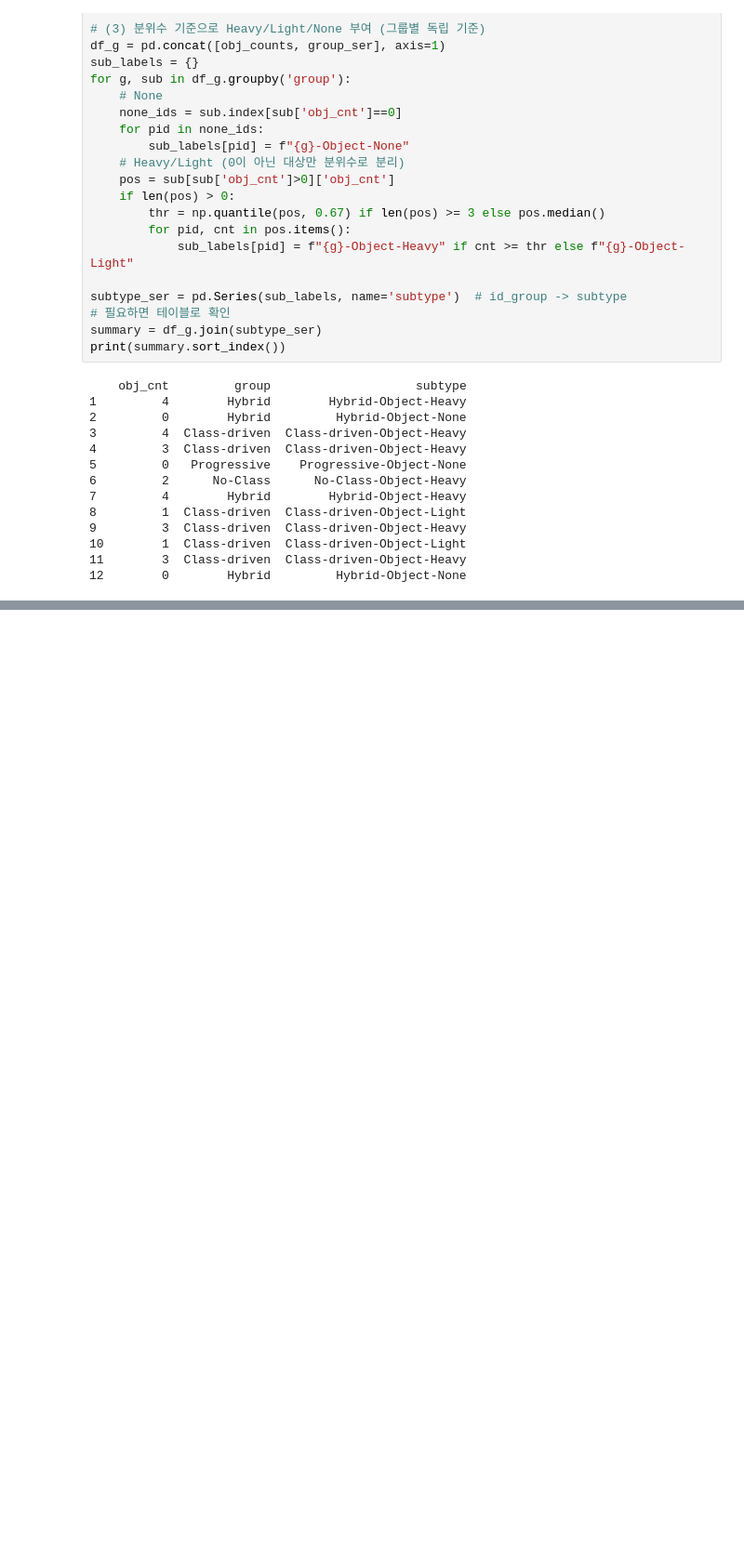
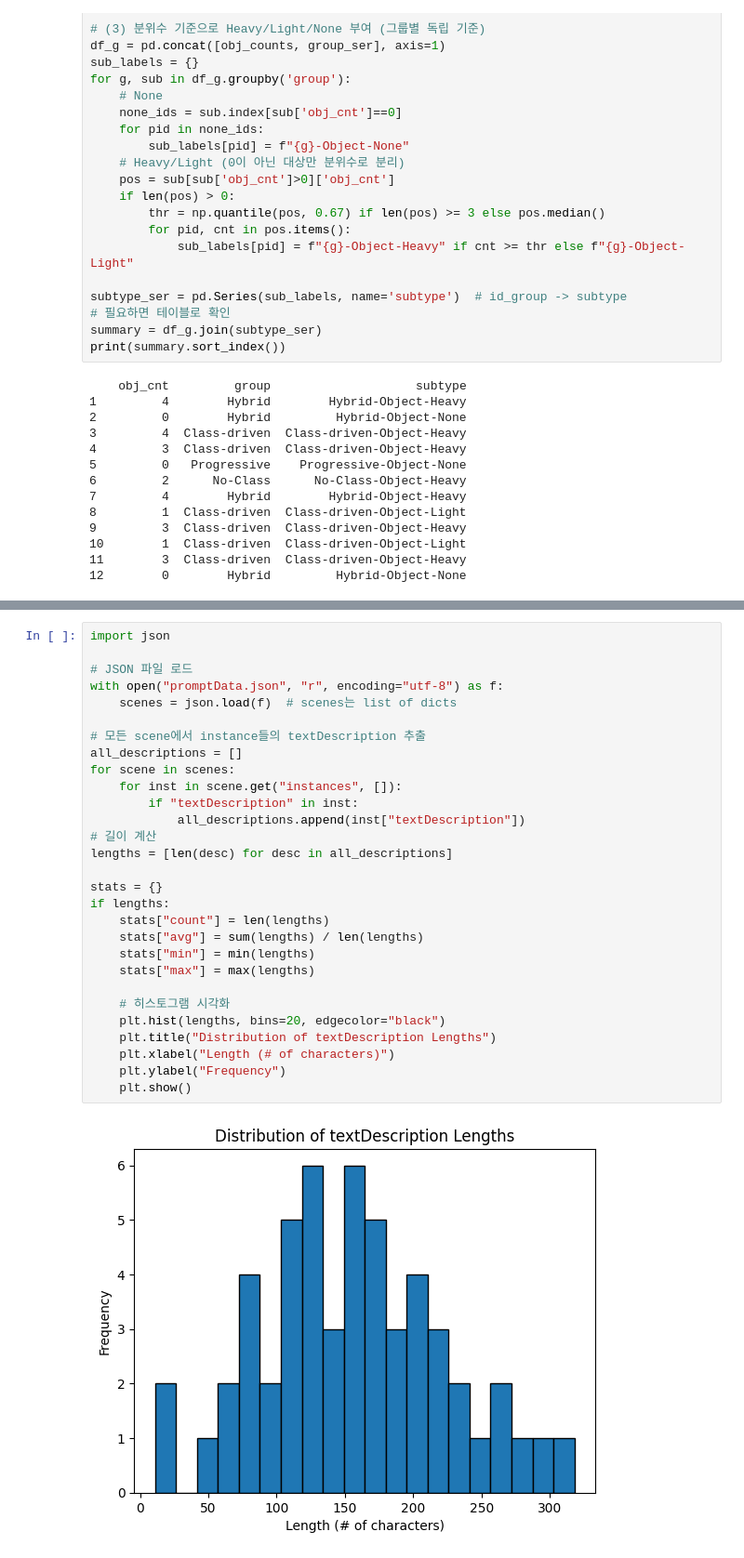
Before and after one commit to ZzeongB/OOPT_result, a Jupyter notebook: usage_pattern.ipynb, the cells around one changed output, grey strips where cells are left out. Shown at 93% size. Drawn from its saved outputs; the diff is of its cells as text; blank space fills up the shorter version.

```diff
--- a/usage_pattern.ipynb
+++ b/usage_pattern.ipynb
@@ -716,0 +717,31 @@ plt.show()
+# %%
+import json
+
+# JSON 파일 로드
+with open("promptData.json", "r", encoding="utf-8") as f:
+    scenes = json.load(f)  # scenes는 list of dicts
+
+# 모든 scene에서 instance들의 textDescription 추출
+all_descriptions = []
+for scene in scenes:
+    for inst in scene.get("instances", []):
+        if "textDescription" in inst:
+            all_descriptions.append(inst["textDescription"])
+# 길이 계산
+lengths = [len(desc) for desc in all_descriptions]
+
+stats = {}
+if lengths:
+    stats["count"] = len(lengths)
+    stats["avg"] = sum(lengths) / len(lengths)
+    stats["min"] = min(lengths)
+    stats["max"] = max(lengths)
+
+    # 히스토그램 시각화
+    plt.hist(lengths, bins=20, edgecolor="black")
+    plt.title("Distribution of textDescription Lengths")
+    plt.xlabel("Length (# of characters)")
+    plt.ylabel("Frequency")
+    plt.show()
+# %% [output]
+[figure, added]
```
Also changed, not shown: parts of 5 cells of this notebook, 46 other files.
